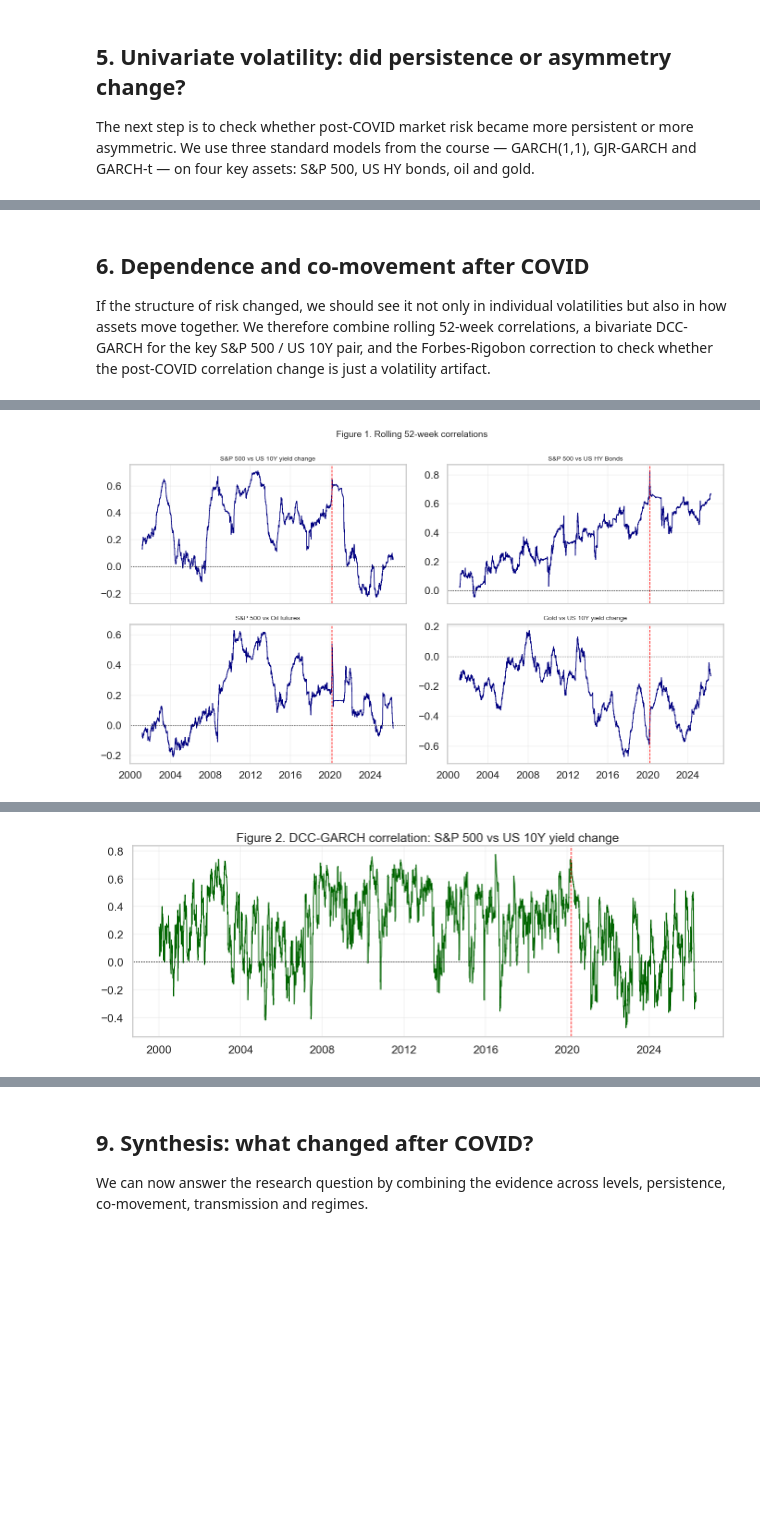
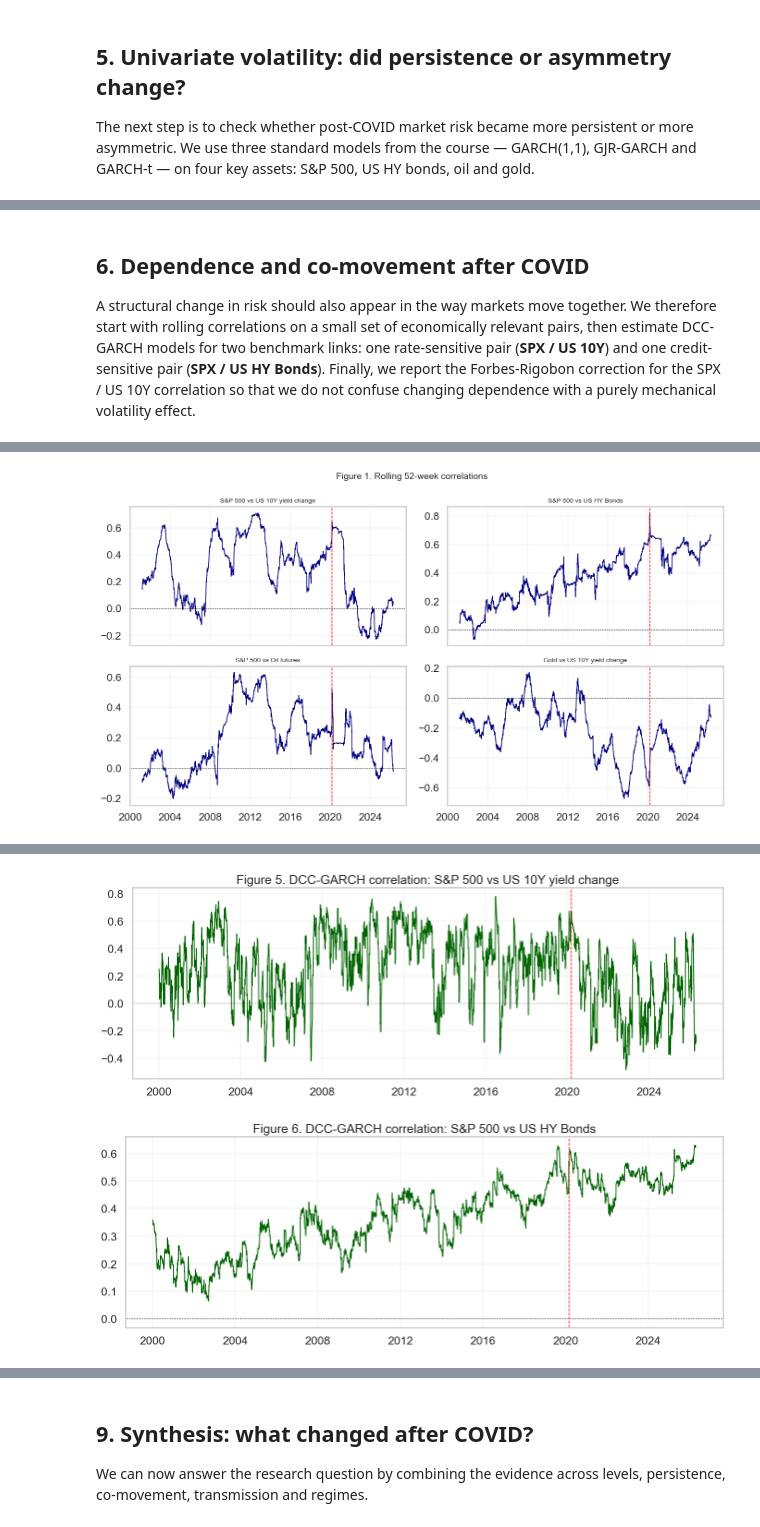
Before and after one commit to LorenzoDavideDeMartino/emif-project-2-risk-structure-after-covid, a Jupyter notebook: notebooks/EMiF_Project_Final.ipynb, the cells around one changed output, grey strips where cells are left out. Saved outputs shown, nothing was run; the diff lists cells and outputs as text; code cells hidden in the pictures; blank space fills up the shorter version.

```diff
--- a/notebooks/EMiF_Project_Final.ipynb
+++ b/notebooks/EMiF_Project_Final.ipynb
@@ -283,7 +333,7 @@ for asset_name in GARCH_ASSETS:
 # %% [markdown]
 ## 6. Dependence and co-movement after COVID
 
-If the structure of risk changed, we should see it not only in individual volatilities but also in how assets move together. We therefore combine rolling 52-week correlations, a bivariate DCC-GARCH for the key S&P 500 / US 10Y pair, and the Forbes-Rigobon correction to check whether the post-COVID correlation change is just a volatility artifact.
+A structural change in risk should also appear in the way markets move together. We therefore start with rolling correlations on a small set of economically relevant pairs, then estimate DCC-GARCH models for two benchmark links: one rate-sensitive pair (**SPX / US 10Y**) and one credit-sensitive pair (**SPX / US HY Bonds**). Finally, we report the Forbes-Rigobon correction for the SPX / US 10Y correlation so that we do not confuse changing dependence with a purely mechanical volatility effect.
 # %%
 rolling_corr = rolling_correlation_table(aligned_returns, KEY_PAIRS)
 rolling_summary = summarize_rolling_correlations(rolling_corr)
@@ -294,26 +344,61 @@ save_figure(rolling_figure, "03_rolling_correlations.png")
 display(rolling_summary)
 plt.show()
 
-dcc_input = aligned_returns[["date", "sp500", "ust10y_yield"]].dropna().copy()
-dcc_result = fit_bivariate_dcc(dcc_input)
-dcc_path = dcc_result["dcc_path"]
-dcc_summary = summarize_dcc_path(dcc_path)
+spx_ust_input = aligned_returns[["date", "sp500", "ust10y_yield"]].dropna().copy()
+spx_hy_input = aligned_returns[["date", "sp500", "us_hy_bonds"]].dropna().copy()
+
+spx_ust_result = fit_bivariate_dcc(spx_ust_input, pair_name=PAIR_LABELS[DCC_PAIRS[0]])
+spx_hy_result = fit_bivariate_dcc(spx_hy_input, pair_name=PAIR_LABELS[DCC_PAIRS[1]])
+
+dcc_parameter_summary = pd.DataFrame([
+    {
+        "pair": spx_ust_result["pair"],
+        "dcc_alpha": spx_ust_result["alpha"],
+        "dcc_alpha_se": spx_ust_result["alpha_se"],
+        "dcc_alpha_tstat": spx_ust_result["alpha_tstat"],
+        "dcc_beta": spx_ust_result["beta"],
+        "dcc_beta_se": spx_ust_result["beta_se"],
+        "dcc_beta_tstat": spx_ust_result["beta_tstat"],
+        "dcc_persistence": spx_ust_result["persistence"],
+        "optimization_success": spx_ust_result["success"],
+    },
+    {
+        "pair": spx_hy_result["pair"],
+        "dcc_alpha": spx_hy_result["alpha"],
+        "dcc_alpha_se": spx_hy_result["alpha_se"],
+        "dcc_alpha_tstat": spx_hy_result["alpha_tstat"],
+        "dcc_beta": spx_hy_result["beta"],
+        "dcc_beta_se": spx_hy_result["beta_se"],
+        "dcc_beta_tstat": spx_hy_result["beta_tstat"],
+        "dcc_persistence": spx_hy_result["persistence"],
+        "optimization_success": spx_hy_result["success"],
+    },
+])
+
+dcc_path_summary = pd.concat([
+    summarize_dcc_path(spx_ust_result["dcc_path"]).assign(pair=spx_ust_result["pair"]),
+    summarize_dcc_path(spx_hy_result["dcc_path"]).assign(pair=spx_hy_result["pair"]),
+], ignore_index=True)
 fr_table = build_forbes_rigobon_table(pre_covid, post_covid)
-save_multivariate_outputs(rolling_summary, dcc_summary, fr_table, dcc_path)
-
-dcc_parameter_summary = pd.DataFrame([{
-    "dcc_alpha": dcc_result["alpha"],
-    "dcc_beta": dcc_result["beta"],
-    "dcc_persistence": dcc_result["persistence"],
-    "optimization_success": dcc_result["success"],
-}])
+save_multivariate_outputs(
+    rolling_summary,
+    dcc_parameter_summary,
+    dcc_path_summary,
+    fr_table,
+    {
+        "spx_ust": spx_ust_result["dcc_path"],
+        "spx_hy": spx_hy_result["dcc_path"],
+    },
+)
 
 display(dcc_parameter_summary)
-display(dcc_summary)
+display(dcc_path_summary)
 display(fr_table)
 
-dcc_figure = plot_spx_ust_dcc(dcc_path)
-save_figure(dcc_figure, "03_spx_ust_dcc.png")
+dcc_spx_ust_figure = plot_dcc_path(spx_ust_result["dcc_path"], "Figure 5. DCC-GARCH correlation: S&P 500 vs US 10Y yield change")
+dcc_spx_hy_figure = plot_dcc_path(spx_hy_result["dcc_path"], "Figure 6. DCC-GARCH correlation: S&P 500 vs US HY Bonds")
+save_figure(dcc_spx_ust_figure, "03_spx_ust_dcc.png")
+save_figure(dcc_spx_hy_figure, "03_spx_hy_dcc.png")
 plt.show()
 # %% [output]
 |  | pair | pre_mean_rolling_corr | post_mean_rolling_corr | change_post_minus_pre | pre_std_rolling_corr | ... |
@@ -324 +409 @@ plt.show()
-[figure, old version]
+[figure, new version]
@@ -331,4 +418,5 @@ plt.show()
-[figure, old version]
+[figure, new version]
+[figure, added]
 # %% [markdown]
 ## 7. Risk transmission: VAR(2), Granger and Geweke causality
 
```
Also changed, not shown: parts of 13 cells of this notebook, 11 other files.
